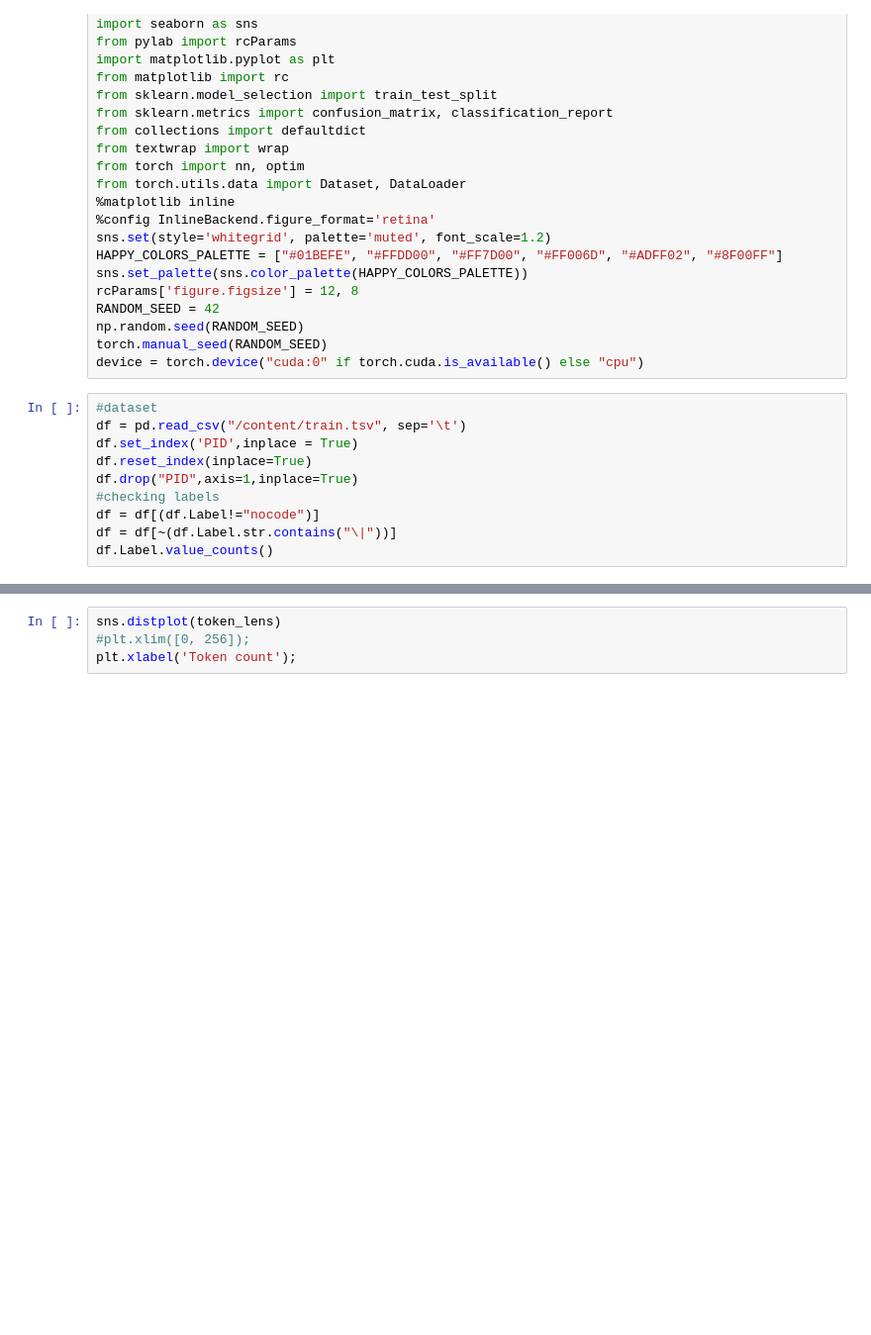
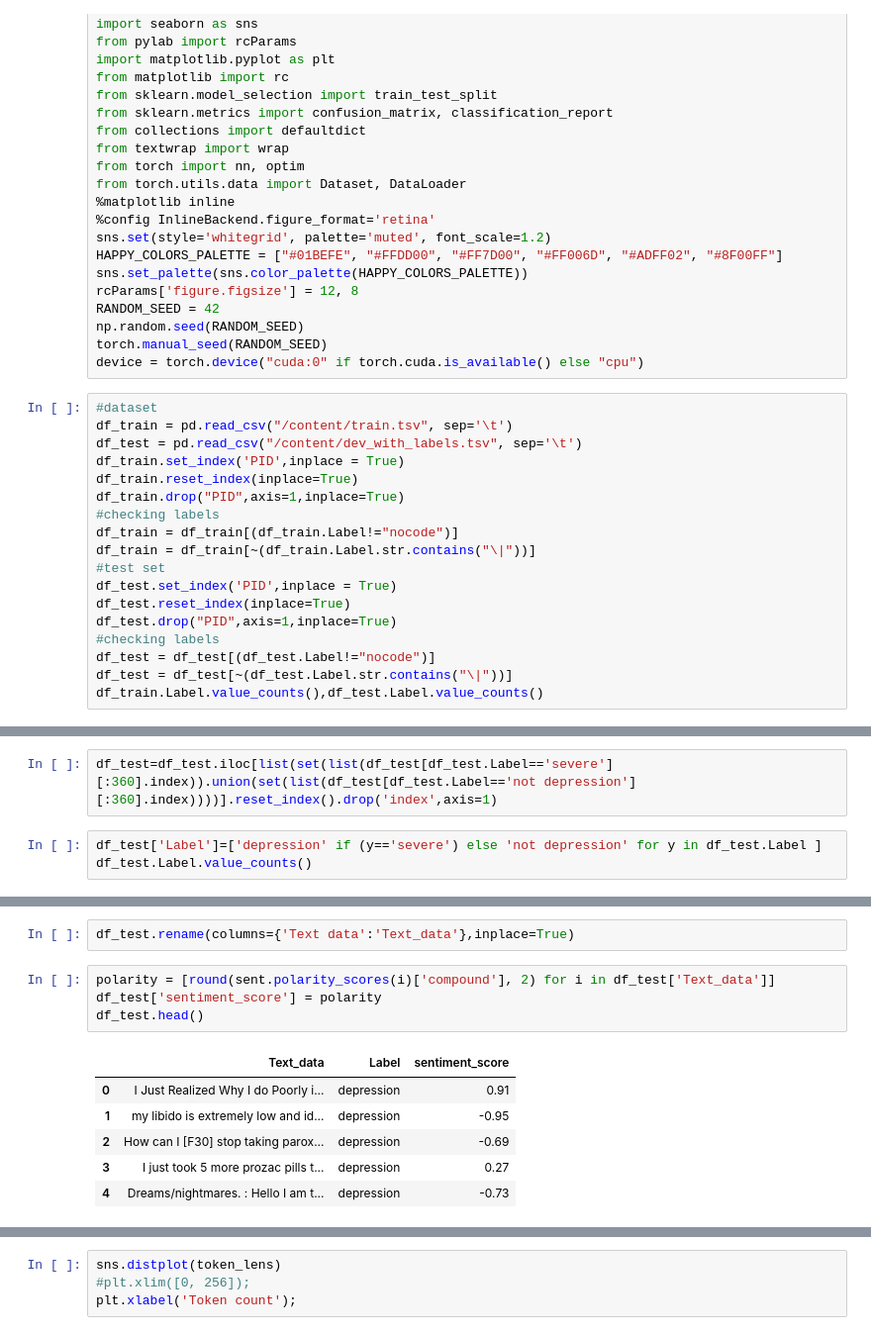
Before and after one commit to dpaul0501/DeepD-Exploring-linguistic-pattern-learned-by-Deep-Tech-for-Depression-Detection, a Jupyter notebook: Depression_Detection_FineTuned.ipynb, the cells around one changed output, grey strips where cells are left out. Shown: that part at 99% size. Saved outputs shown, nothing was run; the diff lists cells and outputs as text; blank space fills up the shorter version.

```diff
--- a/Depression_Detection_FineTuned.ipynb
+++ b/Depression_Detection_FineTuned.ipynb
@@ -70,12 +61,20 @@ torch.manual_seed(RANDOM_SEED)
 device = torch.device("cuda:0" if torch.cuda.is_available() else "cpu")
 # %%
 #dataset
-df = pd.read_csv("/content/train.tsv", sep='\t')
-df.set_index('PID',inplace = True)
-df.reset_index(inplace=True)
-df.drop("PID",axis=1,inplace=True)
+df_train = pd.read_csv("/content/train.tsv", sep='\t')
+df_test = pd.read_csv("/content/dev_with_labels.tsv", sep='\t')
+df_train.set_index('PID',inplace = True)
+df_train.reset_index(inplace=True)
+df_train.drop("PID",axis=1,inplace=True)
 #checking labels
-df = df[(df.Label!="nocode")]
-df = df[~(df.Label.str.contains("\|"))]
-df.Label.value_counts()
+df_train = df_train[(df_train.Label!="nocode")]
+df_train = df_train[~(df_train.Label.str.contains("\|"))]
+#test set
+df_test.set_index('PID',inplace = True)
+df_test.reset_index(inplace=True)
+df_test.drop("PID",axis=1,inplace=True)
+#checking labels
+df_test = df_test[(df_test.Label!="nocode")]
+df_test = df_test[~(df_test.Label.str.contains("\|"))]
+df_train.Label.value_counts(),df_test.Label.value_counts()
 # %% [output]
@@ -120,0 +98,5 @@ df.head()
+# %%
+df_test=df_test.iloc[list(set(list(df_test[df_test.Label=='severe'][:360].index)).union(set(list(df_test[df_test.Label=='not depression'][:360].index))))].reset_index().drop('index',axis=1)
+# %%
+df_test['Label']=['depression' if (y=='severe') else 'not depression' for y in df_test.Label ]
+df_test.Label.value_counts()
@@ -136,4 +122,17 @@ df.head()
 | 2 | I have nothing to look forward to... | depression | -1.00 |
 | 3 | My problem. : I know i sound so f... | depression | -1.00 |
 | 4 | I just want to smile. : I can’t s... | depression | 0.85 |
+# %%
+df_test.rename(columns={'Text data':'Text_data'},inplace=True)
+# %%
+polarity = [round(sent.polarity_scores(i)['compound'], 2) for i in df_test['Text_data']]
+df_test['sentiment_score'] = polarity
+df_test.head()
+# %% [output]
+|  | Text_data | Label | sentiment_score |
+| 0 | I Just Realized Why I do Poorly i... | depression | 0.91 |
+| 1 | my libido is extremely low and id... | depression | -0.95 |
+| 2 | How can I [F30] stop taking parox... | depression | -0.69 |
+| 3 | I just took 5 more prozac pills t... | depression | 0.27 |
+| 4 | Dreams/nightmares. : Hello I am t... | depression | -0.73 |
 # %%
```
Also changed, not shown: parts of 22 cells of this notebook.
